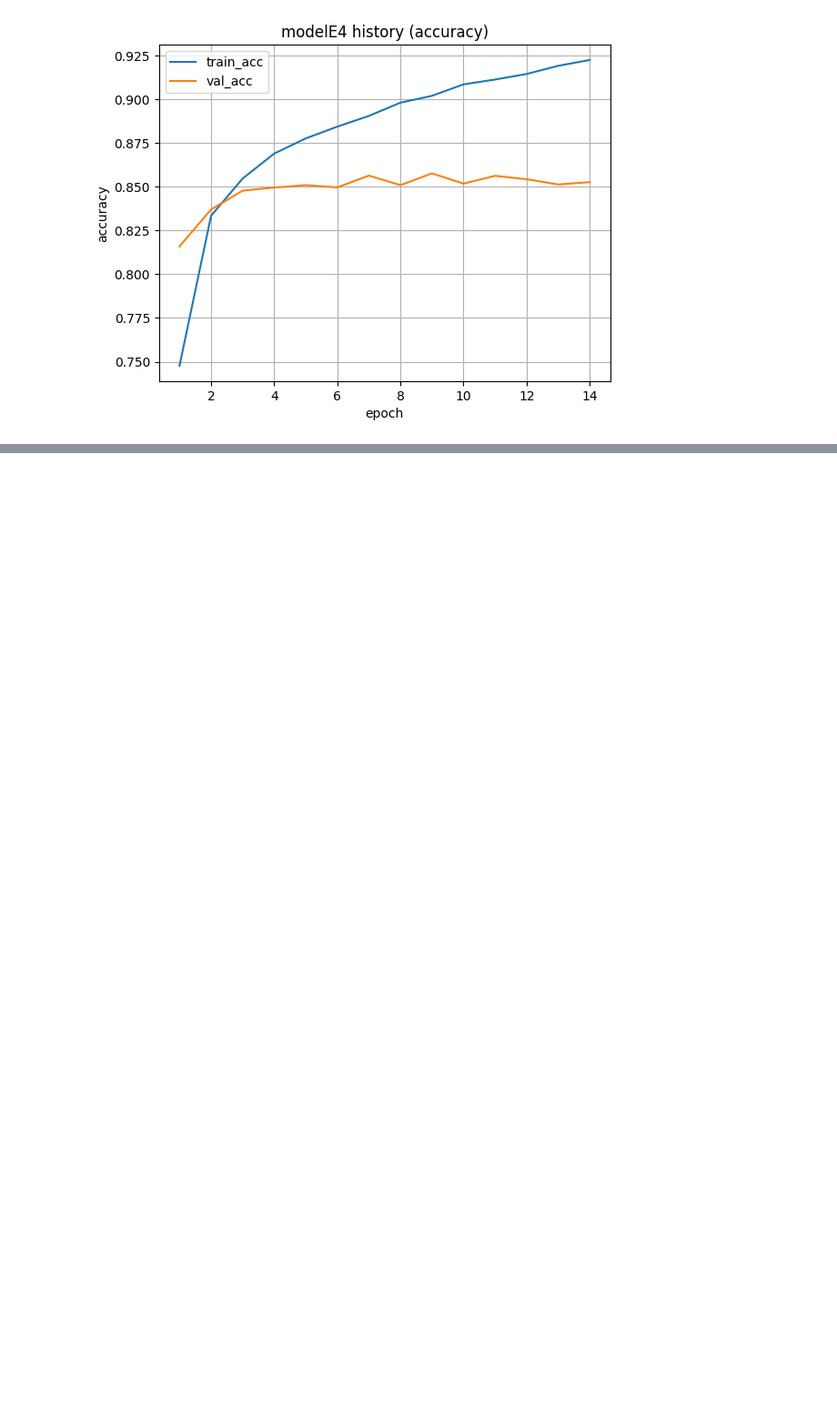
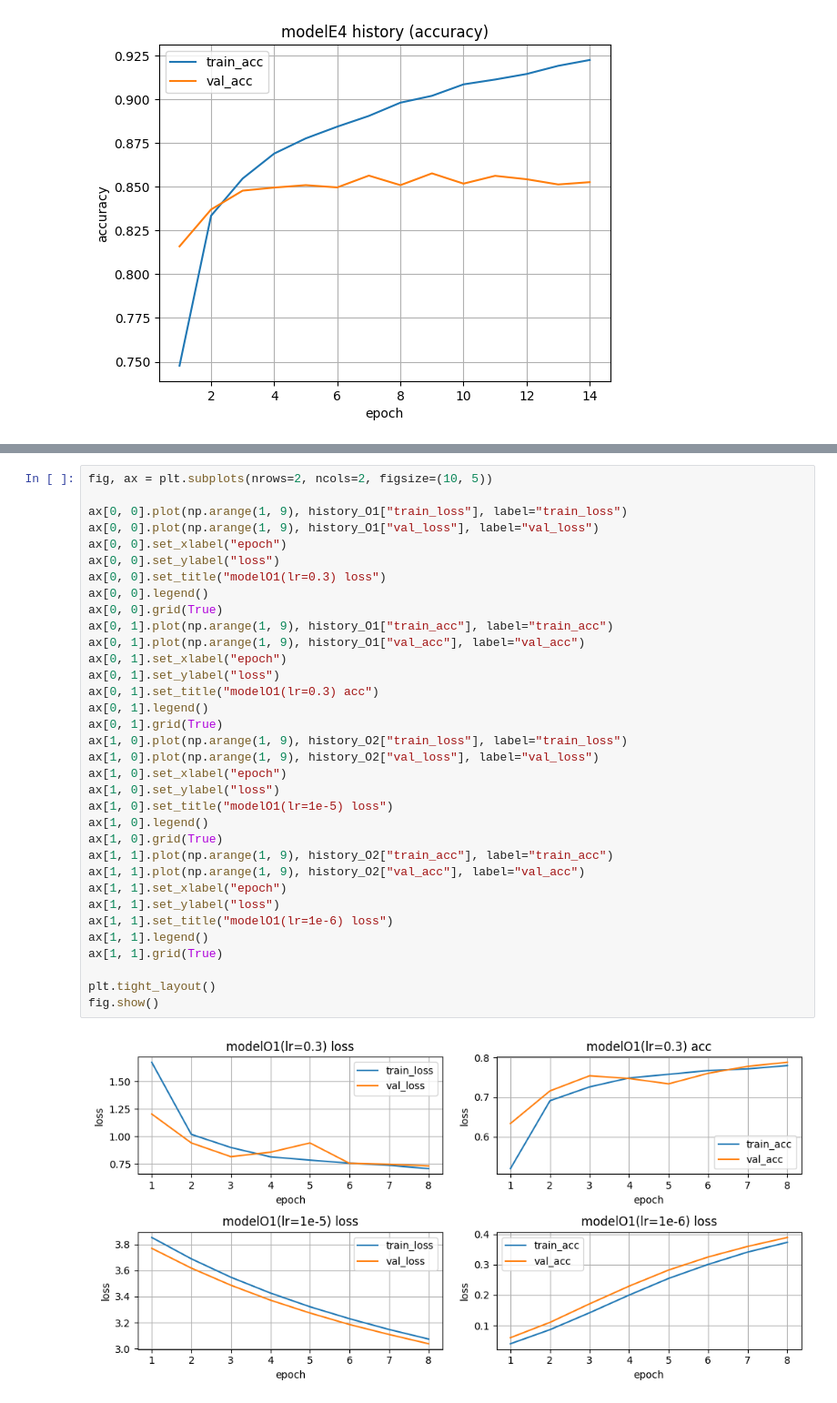
Before and after one commit to kA4errGa/AIEngineering_CoursMIREA, a Jupyter notebook: homeworks/HW08-09/HW08-09.ipynb, the cells around one changed output, grey strips where cells are left out. Shown at 91% size. Drawn from its saved outputs; the diff is of its cells as text; blank space fills up the shorter version.

```diff
--- a/homeworks/HW08-09/HW08-09.ipynb
+++ b/homeworks/HW08-09/HW08-09.ipynb
@@ -418,0 +508,36 @@ with open("./artifacts/best_config.json", "w") as f:
+# %%
+fig, ax = plt.subplots(nrows=2, ncols=2, figsize=(10, 5))
+
+ax[0, 0].plot(np.arange(1, 9), history_O1["train_loss"], label="train_loss")
+ax[0, 0].plot(np.arange(1, 9), history_O1["val_loss"], label="val_loss")
+ax[0, 0].set_xlabel("epoch")
+ax[0, 0].set_ylabel("loss")
+ax[0, 0].set_title("modelO1(lr=0.3) loss")
+ax[0, 0].legend()
+ax[0, 0].grid(True)
+ax[0, 1].plot(np.arange(1, 9), history_O1["train_acc"], label="train_acc")
+ax[0, 1].plot(np.arange(1, 9), history_O1["val_acc"], label="val_acc")
+ax[0, 1].set_xlabel("epoch")
+ax[0, 1].set_ylabel("loss")
+ax[0, 1].set_title("modelO1(lr=0.3) acc")
+ax[0, 1].legend()
+ax[0, 1].grid(True)
+ax[1, 0].plot(np.arange(1, 9), history_O2["train_loss"], label="train_loss")
+ax[1, 0].plot(np.arange(1, 9), history_O2["val_loss"], label="val_loss")
+ax[1, 0].set_xlabel("epoch")
+ax[1, 0].set_ylabel("loss")
+ax[1, 0].set_title("modelO1(lr=1e-5) loss")
+ax[1, 0].legend()
+ax[1, 0].grid(True)
+ax[1, 1].plot(np.arange(1, 9), history_O2["train_acc"], label="train_acc")
+ax[1, 1].plot(np.arange(1, 9), history_O2["val_acc"], label="val_acc")
+ax[1, 1].set_xlabel("epoch")
+ax[1, 1].set_ylabel("loss")
+ax[1, 1].set_title("modelO1(lr=1e-6) loss")
+ax[1, 1].legend()
+ax[1, 1].grid(True)
+
+plt.tight_layout()
+fig.show()
+# %% [output]
+[figure, added]
```
Also changed, not shown: parts of 9 cells of this notebook, 5 other files.
